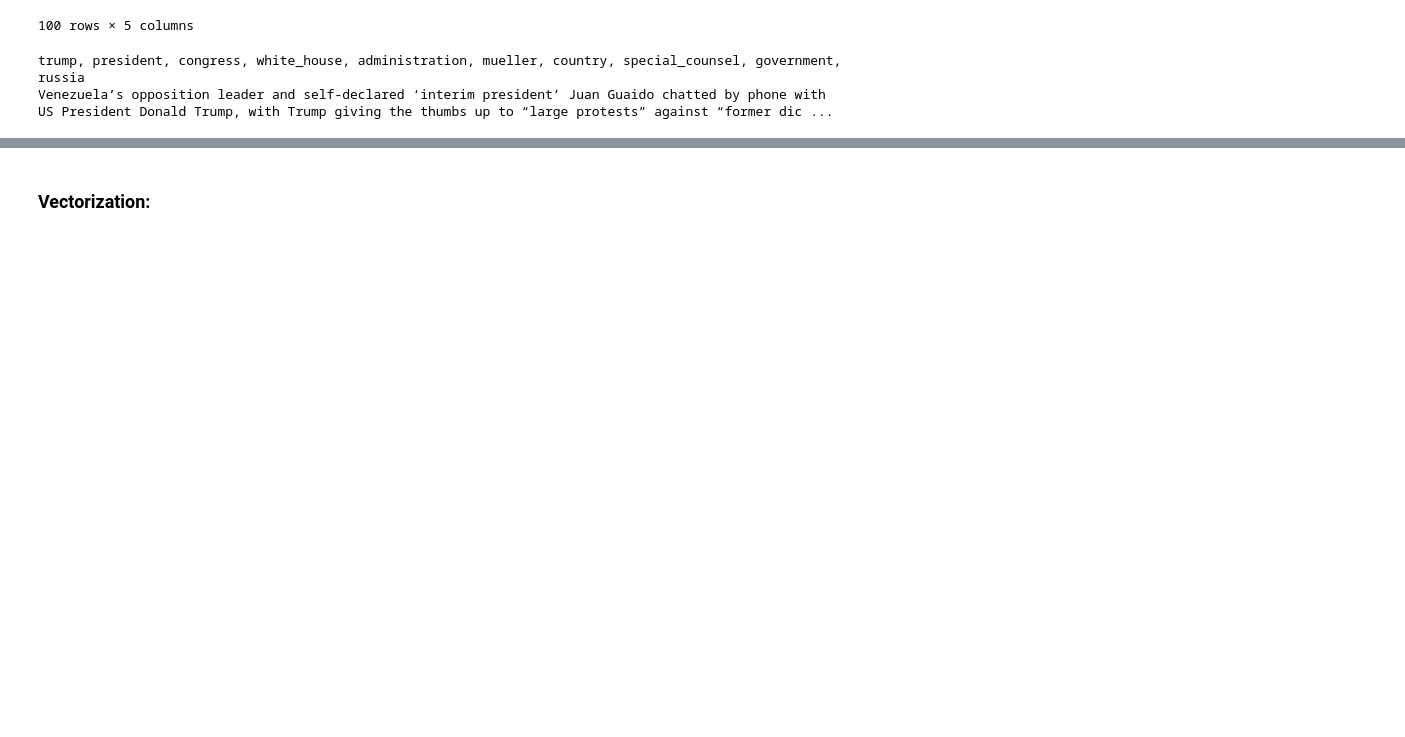
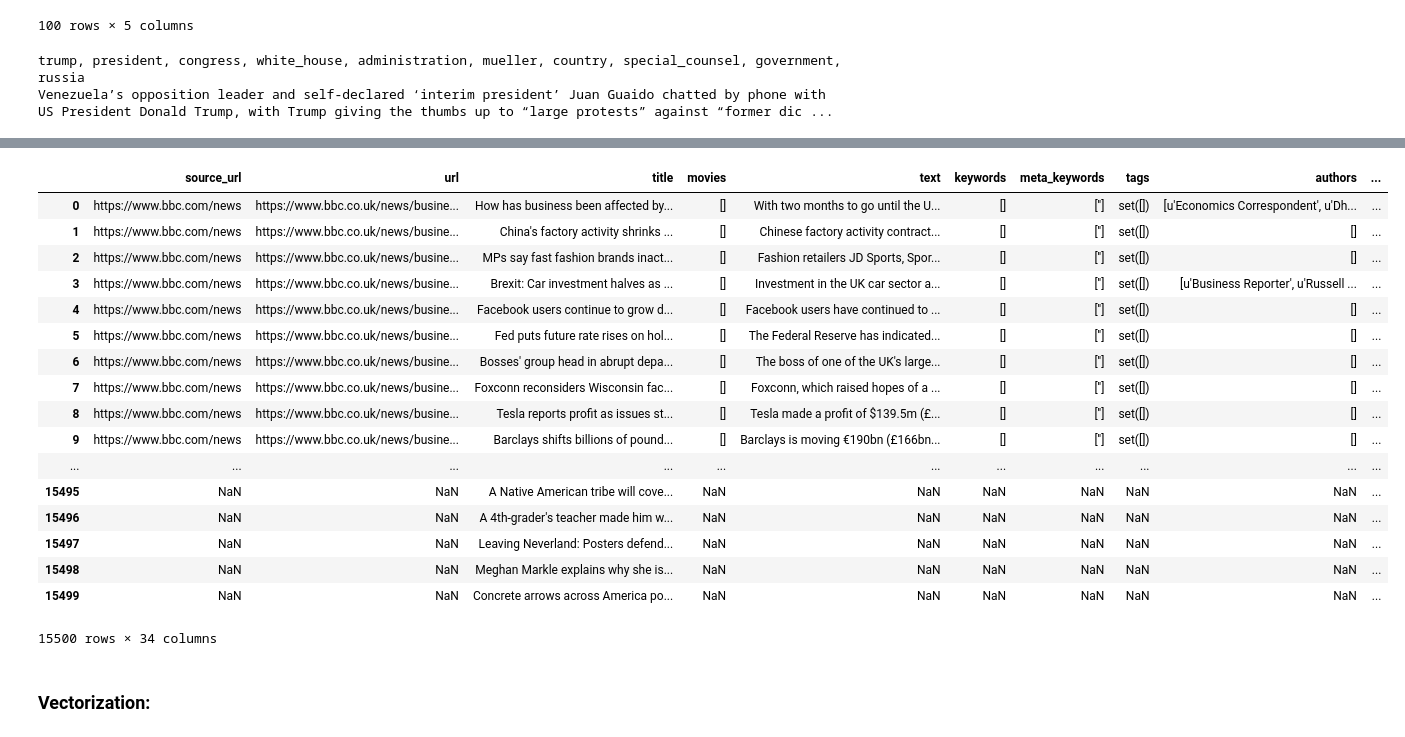
Before and after one commit to AlexanderTyan/NewsBias, a Jupyter notebook: 4_TopicModelling.ipynb, the cells around one changed output, grey strips where cells are left out. Cells and saved outputs as stored; diff of their text form; code cells hidden in the pictures; blank space fills up the shorter version.

```diff
--- a/4_TopicModelling.ipynb
+++ b/4_TopicModelling.ipynb
@@ -872,0 +863,24 @@ with open('papers/presentation/topics_probs.csv', mode='w') as csv_file:
+# %%
+# Load back:
+topic_modeling_df_dropped = pd.read_csv('data/processed/2019_04_26_AllWCNN_WTopics_noemptystr_inttopics_NER.csv', index_col=None)
+# %%
+topic_modeling_df_dropped
+# %% [output]
+|  | source_url | url | title | movies | text | keywords | meta_keywords | tags | authors | ... |
+| 0 | https://www.bbc.com/news | https://www.bbc.co.uk/news/busine... | How has business been affected by... | [] | With two months to go until the U... | [] | [''] | set([]) | [u'Economics Correspondent', u'Dh... | ... |
+| 1 | https://www.bbc.com/news | https://www.bbc.co.uk/news/busine... | China's factory activity shrinks ... | [] | Chinese factory activity contract... | [] | [''] | set([]) | [] | ... |
+| 2 | https://www.bbc.com/news | https://www.bbc.co.uk/news/busine... | MPs say fast fashion brands inact... | [] | Fashion retailers JD Sports, Spor... | [] | [''] | set([]) | [] | ... |
+| 3 | https://www.bbc.com/news | https://www.bbc.co.uk/news/busine... | Brexit: Car investment halves as ... | [] | Investment in the UK car sector a... | [] | [''] | set([]) | [u'Business Reporter', u'Russell ... | ... |
+| 4 | https://www.bbc.com/news | https://www.bbc.co.uk/news/busine... | Facebook users continue to grow d... | [] | Facebook users have continued to ... | [] | [''] | set([]) | [] | ... |
+| 5 | https://www.bbc.com/news | https://www.bbc.co.uk/news/busine... | Fed puts future rate rises on hol... | [] | The Federal Reserve has indicated... | [] | [''] | set([]) | [] | ... |
+| 6 | https://www.bbc.com/news | https://www.bbc.co.uk/news/busine... | Bosses' group head in abrupt depa... | [] | The boss of one of the UK's large... | [] | [''] | set([]) | [] | ... |
+| 7 | https://www.bbc.com/news | https://www.bbc.co.uk/news/busine... | Foxconn reconsiders Wisconsin fac... | [] | Foxconn, which raised hopes of a ... | [] | [''] | set([]) | [] | ... |
+| 8 | https://www.bbc.com/news | https://www.bbc.co.uk/news/busine... | Tesla reports profit as issues st... | [] | Tesla made a profit of $139.5m (£... | [] | [''] | set([]) | [] | ... |
+| 9 | https://www.bbc.com/news | https://www.bbc.co.uk/news/busine... | Barclays shifts billions of pound... | [] | Barclays is moving €190bn (£166bn... | [] | [''] | set([]) | [] | ... |
+| ... | ... | ... | ... | ... | ... | ... | ... | ... | ... | ... |
+| 15495 | NaN | NaN | A Native American tribe will cove... | NaN | NaN | NaN | NaN | NaN | NaN | ... |
+| 15496 | NaN | NaN | A 4th-grader's teacher made him w... | NaN | NaN | NaN | NaN | NaN | NaN | ... |
+| 15497 | NaN | NaN | Leaving Neverland: Posters defend... | NaN | NaN | NaN | NaN | NaN | NaN | ... |
+| 15498 | NaN | NaN | Meghan Markle explains why she is... | NaN | NaN | NaN | NaN | NaN | NaN | ... |
+| 15499 | NaN | NaN | Concrete arrows across America po... | NaN | NaN | NaN | NaN | NaN | NaN | ... |
+15500 rows × 34 columns
```
Also changed, not shown: parts of 99 cells of this notebook, 1 other file.
